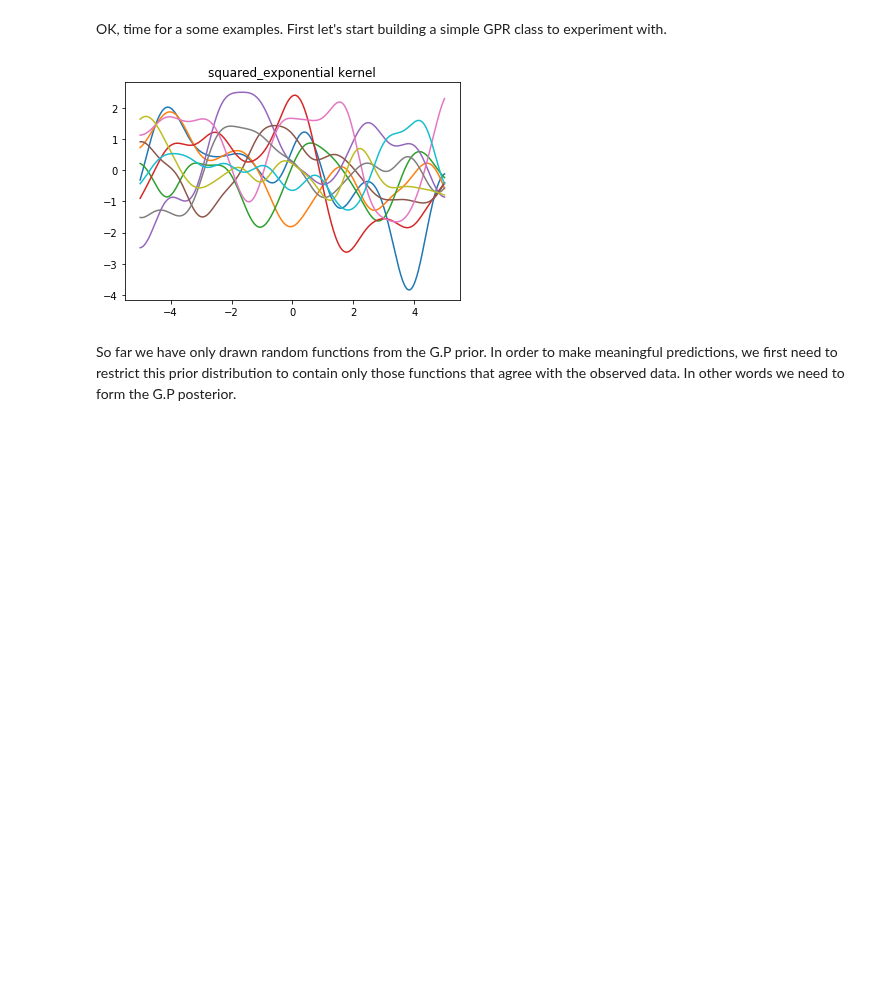
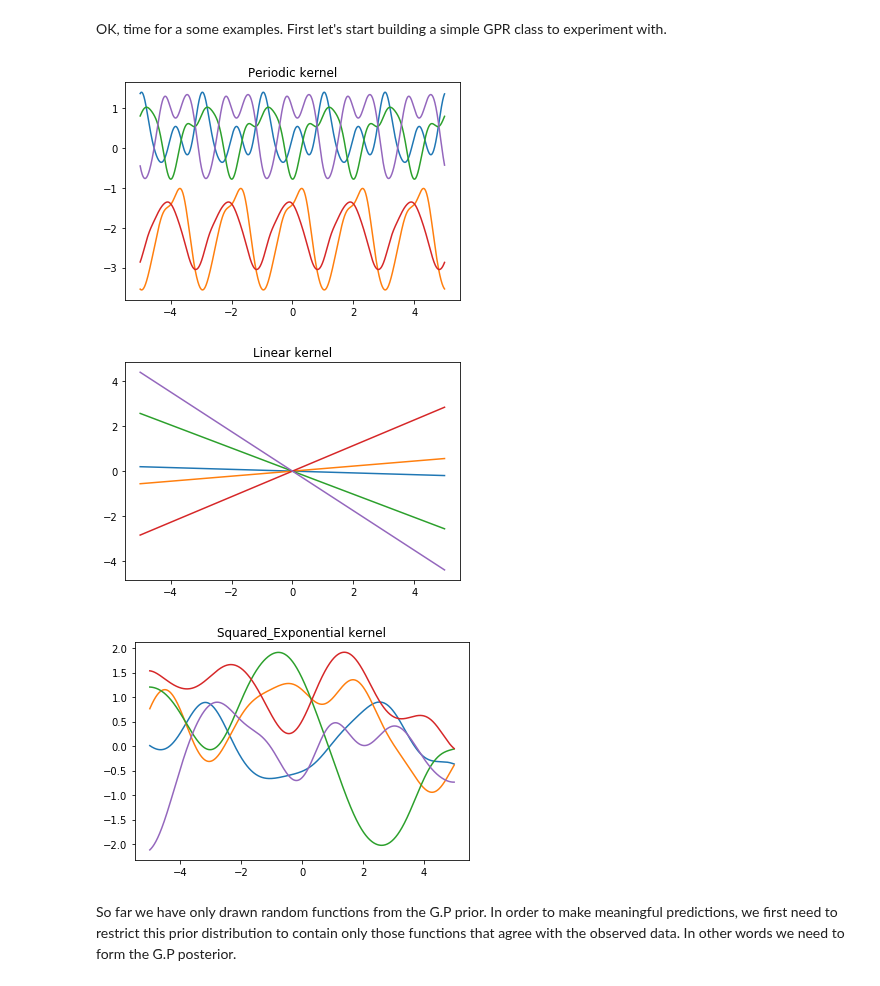
Before and after one commit to michaeloneill/GaussianProcesses, a Jupyter notebook: GPR_blog.ipynb, the cells around one changed output. Drawn from its saved outputs; the diff is of its cells as text; code cells hidden in the pictures; blank space fills up the shorter version.

Commit message:
change kernel implementation and flesh out posterior dist explanation

```diff
--- a/GPR_blog.ipynb
+++ b/GPR_blog.ipynb
@@ -28,7 +24,31 @@ kernels = {
+# %%
+class SquaredExponential():
+    def __init__(self, length_scale=1.0):
+        self.theta = [length_scale]
+    def __call__(self, x1, x2):
+        return np.exp(-1/(2*self.theta[0] ** 2) * np.dot((x1 - x2).T, (x1 - x2)))
+    def set_theta(self, theta):
+        self.theta = theta
+
+class Linear():
+    def __init__(self, signal_variance=1.0):
+        self.theta = [signal_variance]
+    def __call__(self, x1, x2):
+        return self.theta[0] * np.dot(x1.T, x2)
+    def set_theta(self, theta):
+        self.theta = theta
+
+class Periodic():
+    def __init__(self, frequency=1.0):
+        self.theta = [frequency]
+    def __call__(self, x1, x2):
+        return np.exp(-np.sin(self.theta[0] * np.pi * (x1 - x2)) ** 2)
+    def set_theta(self, theta):
+        self.theta = theta
 # %%
 class GPR():
 
-    def __init__(self, kernel, noise_var=1e-10):
+    def __init__(self, kernel, noise_var=1e-8):
         self.kernel = kernel
         self.noise_var = noise_var
 
@@ -80,20 +100,24 @@ GPR._sample_multivariate_gaussian = _sample_multivariate_gaussian
 def sample_prior(self, X_test, n_samples=1):
     y_mean = np.zeros(X_test.shape[0])
     y_cov = self._build_covariance_matrix(X_test)
-    y_cov[np.diag_indices_from(y_cov)] += 1e-12  # jitter
+    y_cov[np.diag_indices_from(y_cov)] += 1e-10  # jitter
     return self._sample_multivariate_gaussian(y_mean, y_cov, n_samples)
 GPR.sample_prior = sample_prior
 # %%
 X_test = np.arange(-5, 5, 0.005)[:, np.newaxis]
-n_samples = 10
+n_samples = 5
+
+kernels = {'Linear': Linear(), 'Squared Exponential': SquaredExponential(), 'Periodic': Periodic(0.5)}
 for kernel_name, kernel in kernels.items():
     gp = GPR(kernel)
     y_samples = gp.sample_prior(X_test, n_samples)
     plt.plot(X_test, y_samples)
     plt.title('{} kernel'.format(kernel_name))
     plt.show()
 # %% [output]
-[figure, old version]
+[figure, new version]
+[figure, added]
+[figure, added]
 # %% [markdown]
 So far we have only drawn random functions from the G.P prior. In order to make meaningful predictions, we first need to restrict this prior distribution to contain only those functions that agree with the observed data. In other words we need to form the G.P posterior.
 # %% [markdown]
```
Also changed, not shown: parts of 15 cells of this notebook.
